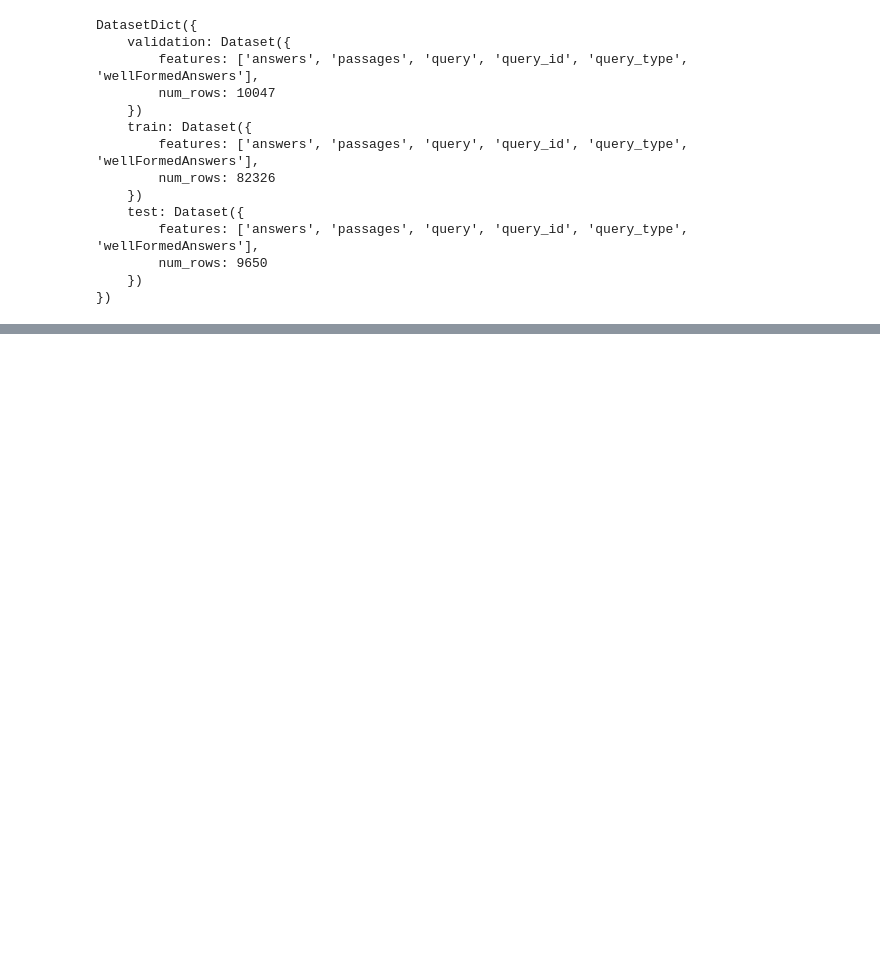
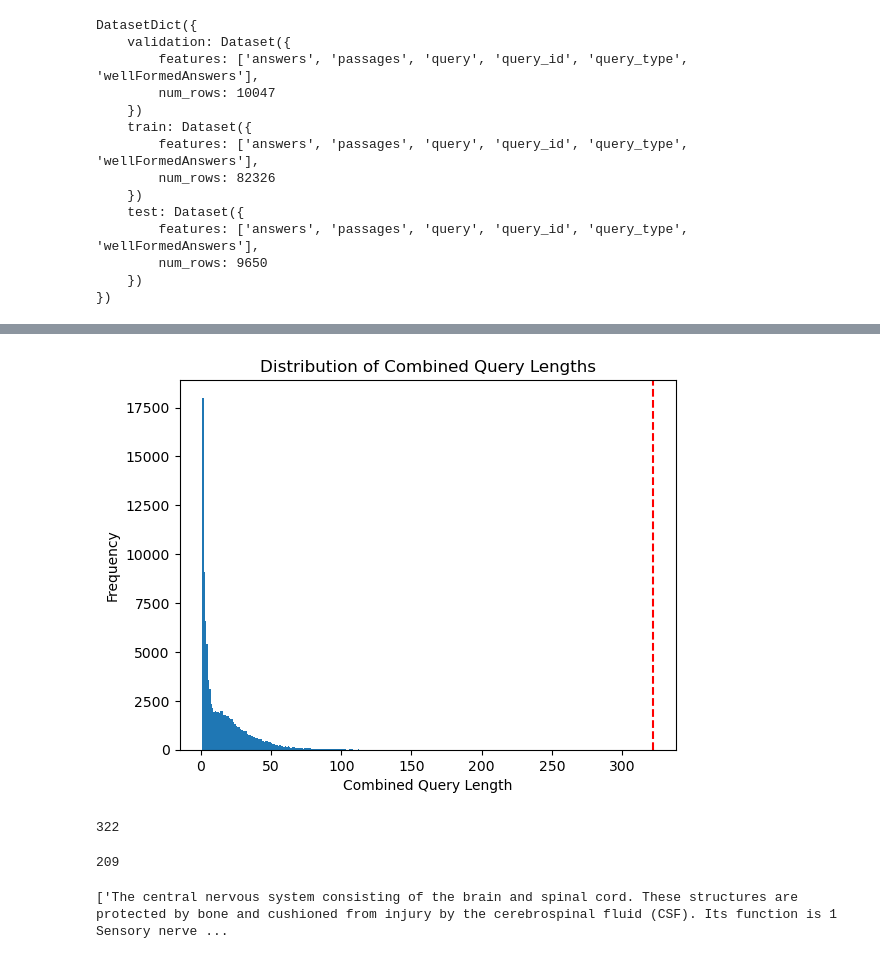
Before and after one commit to oleksandr-diudiun/mlx-week3, a Jupyter notebook: download_data.ipynb, the cells around one changed output, grey strips where cells are left out. Cells and saved outputs as stored; diff of their text form; code cells hidden in the pictures; blank space fills up the shorter version.

```diff
--- a/download_data.ipynb
+++ b/download_data.ipynb
@@ -21,0 +61,28 @@ DatasetDict({
+# %%
+combined_queries = dataset['validation']['answers'] + dataset['test']['answers'] + dataset['train']['answers']
+# %%
+combined_queries = [' '.join(query) for query in combined_queries]
+# %%
+# calculate lengths of combined queries
+combined_query_lengths = [len(query.split(' ')) for query in combined_queries]
+
+# plot histogram
+plt.hist(combined_query_lengths, bins=max(combined_query_lengths))
+plt.axvline(x=max(combined_query_lengths), color='r', linestyle='--')
+plt.xlabel('Combined Query Length')
+plt.ylabel('Frequency')
+plt.title('Distribution of Combined Query Lengths')
+plt.show()
+# %% [output]
+[figure, added]
+# %%
+max(combined_query_lengths)
+# %% [output]
+322
+# %%
+# max(combined_query_lengths)
+sorted_combined_query_lengths = sorted(set(combined_query_lengths))
+second_max = sorted_combined_query_lengths[-2]
+print(second_max)
+# %% [output]
+209
@@ -21,0 +95,4 @@ DatasetDict({
+# %%
+second_max_sent
+# %% [output]
+['The central nervous system consisting of the brain and spinal cord. These structures are protected by bone and cushioned from injury by the cerebrospinal fluid (CSF). Its function is 1 Sensory nerve ...
```
Also changed, not shown: parts of 6 cells of this notebook.
